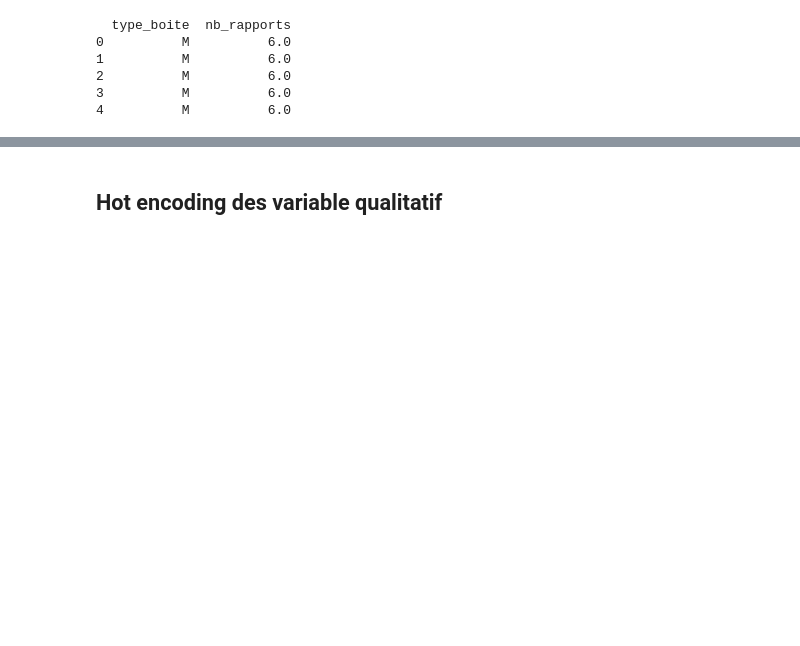
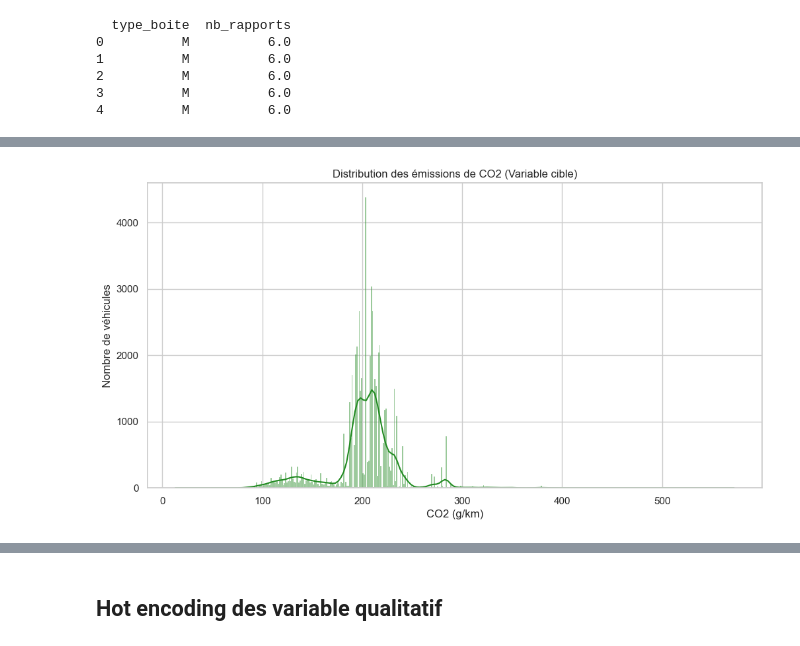
Before and after one commit to Ernest-Wambo/Prediction-of-CO2-emissions-Linear-Regression, a Jupyter notebook: Projet.ipynb, the cells around one changed output, grey strips where cells are left out. Cells and saved outputs as stored; diff of their text form; code cells hidden in the pictures; blank space fills up the shorter version.

```diff
--- a/Projet.ipynb
+++ b/Projet.ipynb
@@ -141,0 +219,20 @@ df['nb_rapports'] = df['nb_rapports'].astype('Int64')
+# %%
+import pandas as pd
+
+# Liste des colonnes à convertir
+cols_to_fix = ['puiss_max', 'co2', 'euro_num', 'nb_rapports', 'masse_moyenne']
+
+# Conversion en numérique
+# errors='coerce' transforme les valeurs non-numériques (ex: du texte) en NaN pour éviter de bloquer le code
+for col in cols_to_fix:
+    df[col] = pd.to_numeric(df[col], errors='coerce')
+
+# Optionnel : Remplacer les nouveaux NaNs créés par la moyenne ou le mode si besoin
+# Car on ne peut pas convertir en int64 s'il reste des NaNs
+df[cols_to_fix] = df[cols_to_fix].fillna(0) # Exemple avec 0, ou utilisez vos méthodes précédentes
+
+# Conversion finale en types spécifiques
+df['nb_rapports'] = df['nb_rapports'].astype('int64')
+df['euro_num'] = df['euro_num'].astype('int64')
+# Les autres (puiss_max, co2, masse) sont souvent mieux en float
+print(df.dtypes)
@@ -141,0 +254,67 @@ df['nb_rapports'] = df['nb_rapports'].astype('Int64')
+# %%
+import matplotlib.pyplot as plt
+import seaborn as sns
+
+# Configuration esthétique des graphiques
+sns.set_theme(style="whitegrid")
+plt.rcParams['figure.figsize'] = (12, 6)
+
+# --- A. Statistiques Descriptives ---
+print("Statistiques des variables clés :")
+print(df[['co2', 'puiss_max', 'masse_moyenne', 'nb_rapports', 'euro_num']].describe())
+
+print("--- Lancement de l'Analyse Exploratoire (EDA) ---")
+
+# 1. Analyse de la cible : Distribution du CO2
+# Permet de voir si les données sont équilibrées ou s'il y a des valeurs extrêmes
+plt.figure()
+sns.histplot(df['co2'], kde=True, color='forestgreen')
+plt.title('Distribution des émissions de CO2 (Variable cible)')
+plt.xlabel('CO2 (g/km)')
+plt.ylabel('Nombre de véhicules')
+plt.show()
+
+# 2. Corrélation entre les variables numériques (Heatmap)
+# On sélectionne uniquement les colonnes numériques pour ce graphique
+plt.figure(figsize=(10, 8))
+# Assure-toi que puiss_max et nb_rapports ont bien été convertis en float/int avant
+numeric_cols = df.select_dtypes(include=['float64', 'int64']).columns
+sns.heatmap(df[numeric_cols].corr(), annot=True, cmap='coolwarm', fmt=".2f")
+plt.title('Matrice de corrélation (Variables numériques)')
+plt.show()
+
+# 3. Relation Masse vs CO2 (Le facteur poids)
+# On utilise un nuage de points pour voir la tendance physique
+plt.figure()
+sns.scatterplot(data=df, x='masse_moyenne', y='co2', alpha=0.3, color='blue')
+plt.title('Impact de la Masse Moyenne sur les émissions de CO2')
+plt.xlabel('Masse moyenne (kg)')
+plt.ylabel('CO2 (g/km)')
+plt.show()
+
+# 4. Relation Puissance vs CO2
+# La puissance réelle est souvent un prédicteur majeur
+plt.figure()
+sns.regplot(data=df, x='puiss_max', y='co2', scatter_kws={'alpha':0.2}, line_kws={'color':'red'})
+plt.title('Relation entre la Puissance Max et le CO2')
+plt.xlabel('Puissance Max (kW)')
+plt.ylabel('CO2 (g/km)')
+plt.show()
+
+# 5. Comparaison par type de carburant (Boxplot)
+# Idéal pour voir quel carburant pollue le plus en moyenne
+plt.figure()
+sns.boxplot(data=df, x='cod_cbr', y='co2', palette='Set2')
+plt.title('Émissions de CO2 par type de carburant')
+plt.xlabel('Code Carburant')
+plt.ylabel('CO2 (g/km)')
+plt.xticks(rotation=45)
+plt.show()
+
+# 6. Top 10 des marques les plus présentes
+plt.figure()
+df['lib_mrq'].value_counts().head(10).plot(kind='bar', color='orange')
+plt.title('Top 10 des constructeurs dans le jeu de données')
+plt.ylabel('Nombre de modèles')
+plt.show()
+# %% [output]
@@ -141,0 +332 @@ df['nb_rapports'] = df['nb_rapports'].astype('Int64')
+[figure, added]
```
Also changed, not shown: parts of 40 cells of this notebook, 1 other file.
